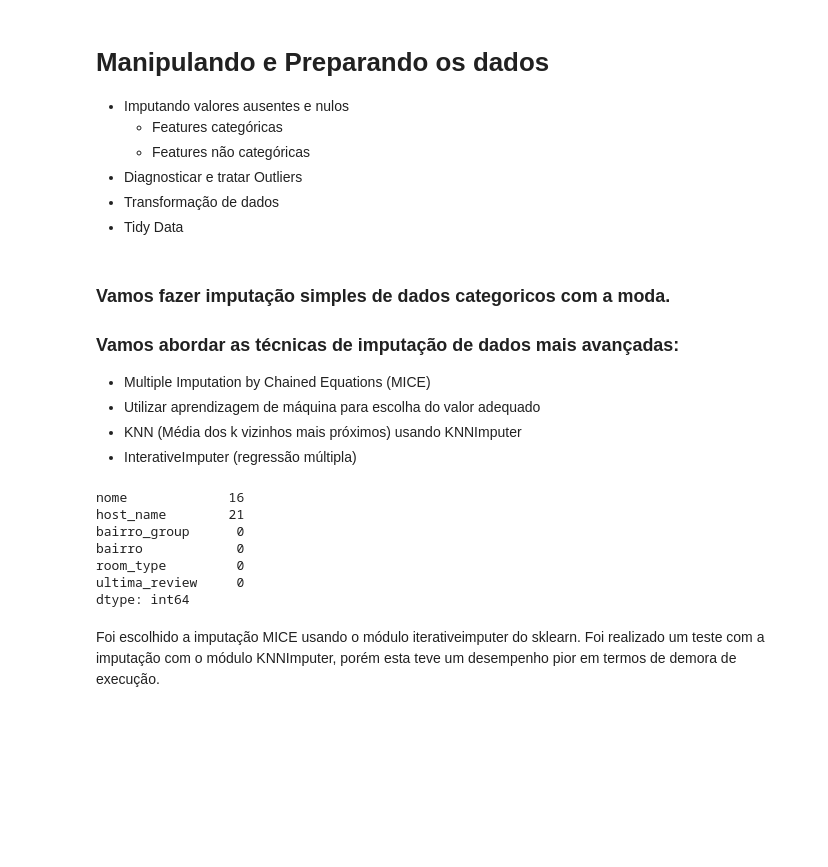
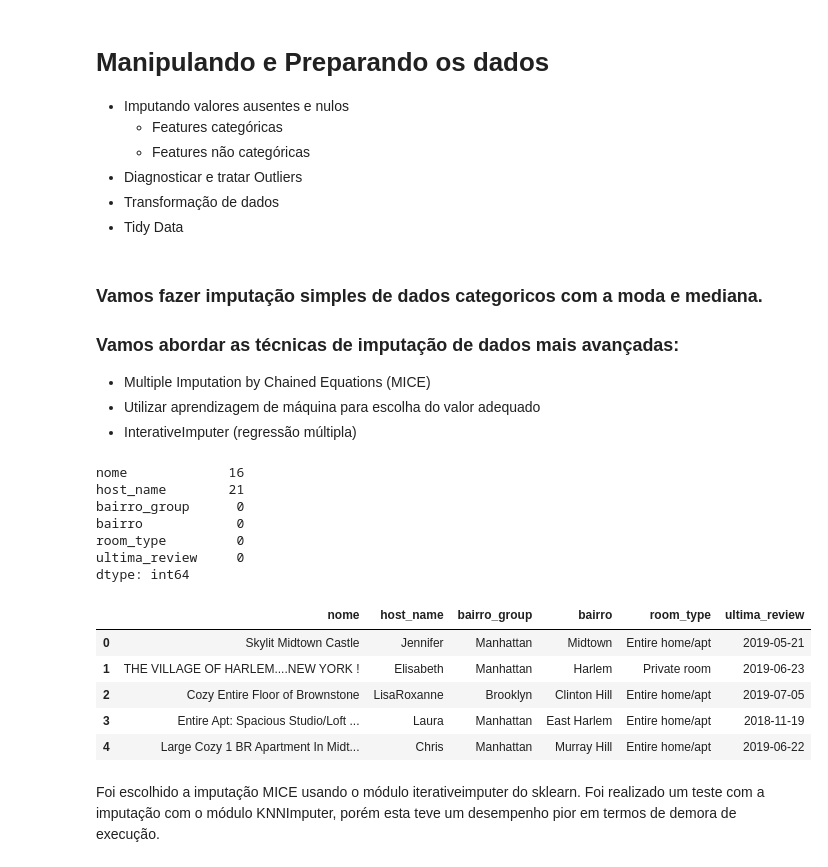
Before and after one commit to IanPerigoVianna/Lighthouse_DataScience, a Jupyter notebook: LH_CD_IAN_LUCAS_PÉRIGO_VIANNA.ipynb, the cells around one changed output. Saved outputs shown, nothing was run; the diff lists cells and outputs as text; code cells hidden in the pictures; blank space fills up the shorter version.

```diff
--- a/LH_CD_IAN_LUCAS_PÉRIGO_VIANNA.ipynb
+++ b/LH_CD_IAN_LUCAS_PÉRIGO_VIANNA.ipynb
@@ -332,11 +332,10 @@ Moda de disponibilidade_dias_365: 0.00
 - Transformação de dados
 - Tidy Data
 # %% [markdown]
-### Vamos fazer imputação simples de dados categoricos com a moda.
+### Vamos fazer imputação simples de dados categoricos com a moda e mediana.
 ### Vamos abordar as técnicas de imputação de dados mais avançadas:
 - Multiple Imputation by Chained Equations (MICE)
 - Utilizar aprendizagem de máquina para escolha do valor adequado
--  KNN (Média dos k vizinhos mais próximos)  usando KNNImputer
 - InterativeImputer (regressão múltipla)
 # %%
 # Dependências
@@ -361,6 +360,15 @@ bairro            0
 room_type         0
 ultima_review     0
 dtype: int64
+# %%
+categoricos_input.head()
+# %% [output]
+|  | nome | host_name | bairro_group | bairro | room_type | ultima_review |
+| 0 | Skylit Midtown Castle | Jennifer | Manhattan | Midtown | Entire home/apt | 2019-05-21 |
+| 1 | THE VILLAGE OF HARLEM....NEW YORK ! | Elisabeth | Manhattan | Harlem | Private room | 2019-06-23 |
+| 2 | Cozy Entire Floor of Brownstone | LisaRoxanne | Brooklyn | Clinton Hill | Entire home/apt | 2019-07-05 |
+| 3 | Entire Apt: Spacious Studio/Loft ... | Laura | Manhattan | East Harlem | Entire home/apt | 2018-11-19 |
+| 4 | Large Cozy 1 BR Apartment In Midt... | Chris | Manhattan | Murray Hill | Entire home/apt | 2019-06-22 |
 # %% [markdown]
 Foi escolhido a imputação MICE usando o módulo iterativeimputer do sklearn.
 Foi realizado um teste com a imputação com o módulo KNNImputer, porém esta teve um desempenho pior em termos de demora de execução.
```
Also changed, not shown: parts of 11 cells of this notebook.
